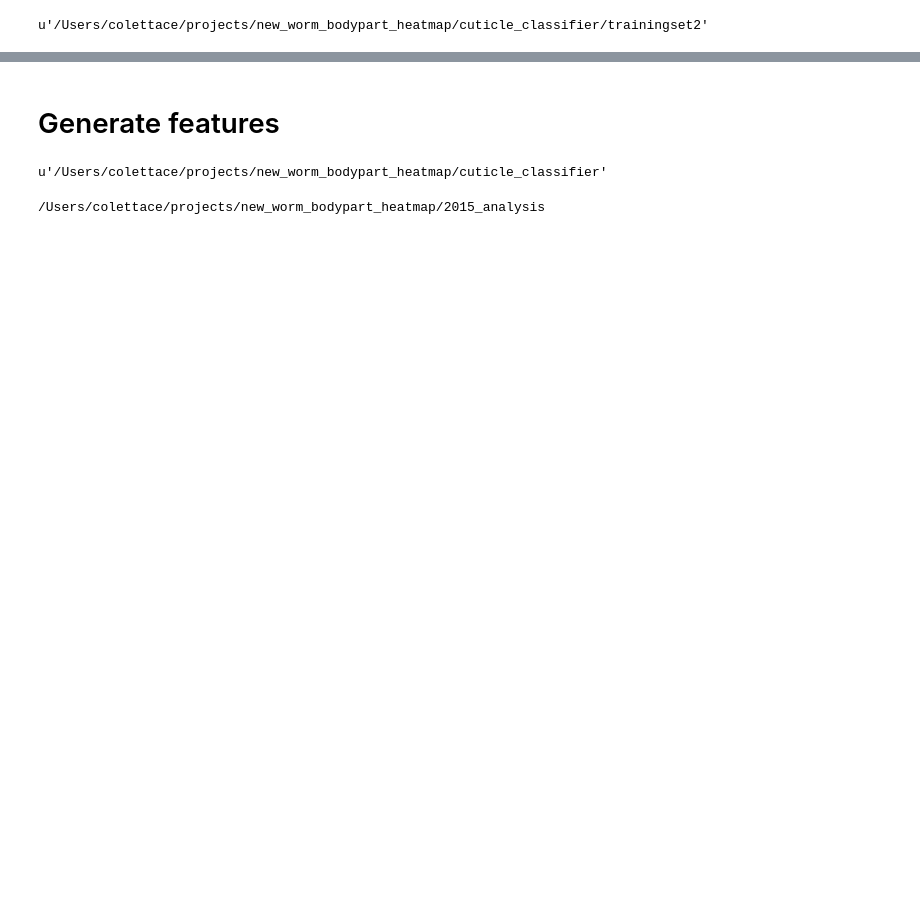
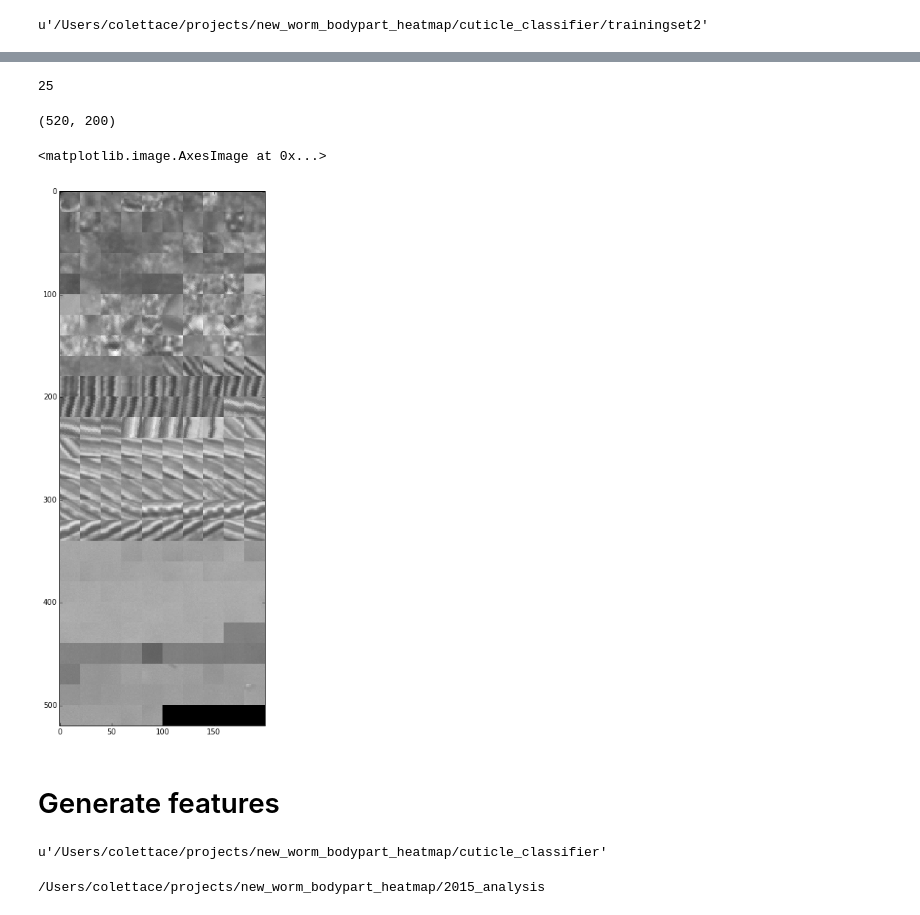
Before and after one commit to colettace/DataAnalyses, a Jupyter notebook: CElegansScanningWindowSegmentation/CElegans_CuticleClassifier_Scanning_Window.ipynb, the cells around one changed output, grey strips where cells are left out. Drawn from its saved outputs; the diff is of its cells as text; code cells hidden in the pictures; blank space fills up the shorter version.

```diff
--- a/CElegansScanningWindowSegmentation/CElegans_CuticleClassifier_Scanning_Window.ipynb
+++ b/CElegansScanningWindowSegmentation/CElegans_CuticleClassifier_Scanning_Window.ipynb
@@ -502,2 +475,0 @@ SPLIT FEATURE SPACE INTO TRAINING SET:  <FeatureSpace "out.fit (subset) (sorted)
-# %%
-train_set.FeatureReduce( fw[:120], inplace=True)
@@ -517,3 +492,40 @@ u'/Users/colettace/projects/new_worm_bodypart_heatmap/cuticle_classifier/trainin
+# %%
+w = 20
+h = 20
+num_across = 10
+num_down = train_set.num_samples / num_across
+# %%
+num_down
+# %% [output]
+25
+# %%
+collage = np.empty( (h * (num_down+1), w * num_across) )
+# %%
+collage.shape
+# %% [output]
+(520, 200)
+# %%
+row = 0
+col = 0
+for path in train_set._contiguous_sample_names:
+    roi = plt.imread(path)
+    #print roi.shape
+    y0 = row*h
+    y1 = (row+1)*h
+    x0 = col*w
+    x1 = (col+1)*w
+    #print 'row', str( row), 'col', str(col), x0, y0, x1, y1 , 'shape', str(roi.shape)
+    collage[ y0:y1, x0:x1 ] = roi
+    col+= 1
+    if col == num_across:
+        col = 0
+        row += 1
+# %%
+plt.figure(figsize = (5,13))
+plt.imshow( collage, cmap=cm.Greys_r, interpolation='none')
+# %% [output]
+<matplotlib.image.AxesImage at 0x...>
+[figure, added]
 # %% [markdown]
 # Generate features
 # %%
```
Also changed, not shown: parts of 105 cells of this notebook.
